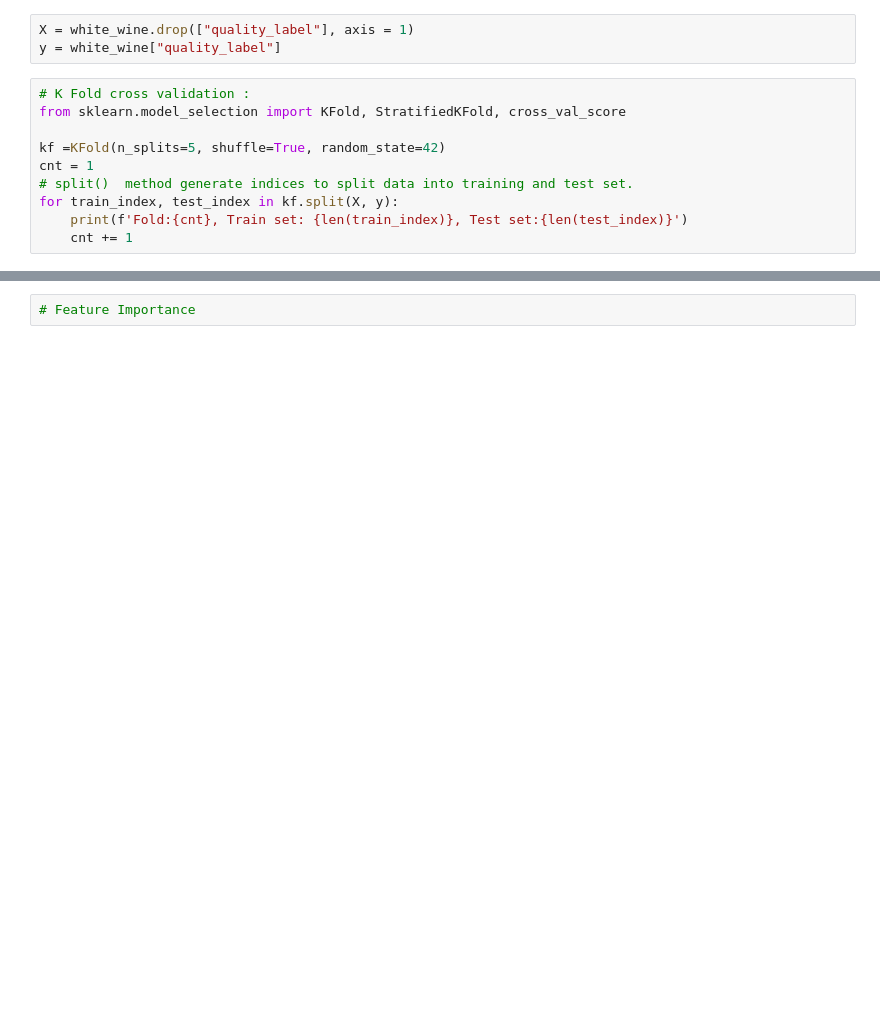
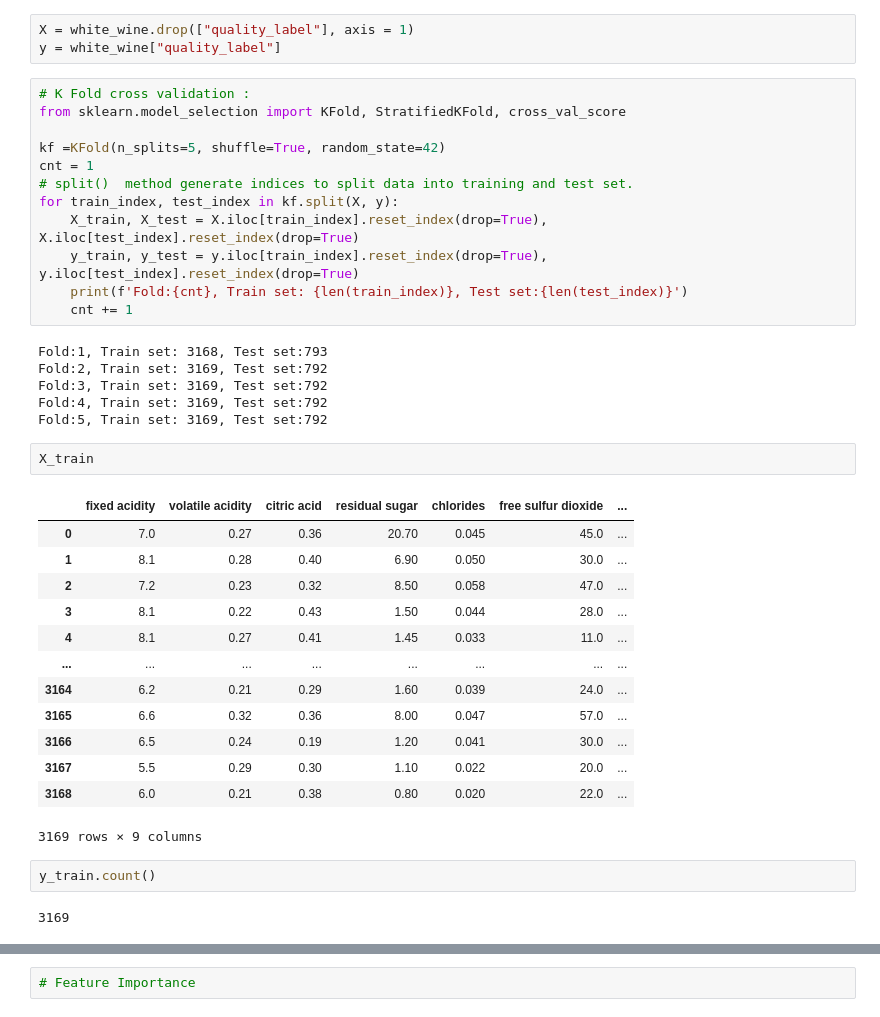
Before and after one commit to roop-kaur/BBVines, a Jupyter notebook: white_wine_ML.ipynb, the cells around one changed output, grey strips where cells are left out. Drawn from its saved outputs; the diff is of its cells as text; blank space fills up the shorter version.

Commit message:
Refactoring in K Fold, drop indexing

```diff
--- a/white_wine_ML.ipynb
+++ b/white_wine_ML.ipynb
@@ -55,5 +131,33 @@ kf =KFold(n_splits=5, shuffle=True, random_state=42)
 cnt = 1
 # split()  method generate indices to split data into training and test set.
 for train_index, test_index in kf.split(X, y):
+    X_train, X_test = X.iloc[train_index].reset_index(drop=True), X.iloc[test_index].reset_index(drop=True)
+    y_train, y_test = y.iloc[train_index].reset_index(drop=True), y.iloc[test_index].reset_index(drop=True)
     print(f'Fold:{cnt}, Train set: {len(train_index)}, Test set:{len(test_index)}')
     cnt += 1
+# %% [output]
+Fold:1, Train set: 3168, Test set:793
+Fold:2, Train set: 3169, Test set:792
+Fold:3, Train set: 3169, Test set:792
+Fold:4, Train set: 3169, Test set:792
+Fold:5, Train set: 3169, Test set:792
+# %%
+X_train
+# %% [output]
+|  | fixed acidity | volatile acidity | citric acid | residual sugar | chlorides | free sulfur dioxide | ... |
+| 0 | 7.0 | 0.27 | 0.36 | 20.70 | 0.045 | 45.0 | ... |
+| 1 | 8.1 | 0.28 | 0.40 | 6.90 | 0.050 | 30.0 | ... |
+| 2 | 7.2 | 0.23 | 0.32 | 8.50 | 0.058 | 47.0 | ... |
+| 3 | 8.1 | 0.22 | 0.43 | 1.50 | 0.044 | 28.0 | ... |
+| 4 | 8.1 | 0.27 | 0.41 | 1.45 | 0.033 | 11.0 | ... |
+| ... | ... | ... | ... | ... | ... | ... | ... |
+| 3164 | 6.2 | 0.21 | 0.29 | 1.60 | 0.039 | 24.0 | ... |
+| 3165 | 6.6 | 0.32 | 0.36 | 8.00 | 0.047 | 57.0 | ... |
+| 3166 | 6.5 | 0.24 | 0.19 | 1.20 | 0.041 | 30.0 | ... |
+| 3167 | 5.5 | 0.29 | 0.30 | 1.10 | 0.022 | 20.0 | ... |
+| 3168 | 6.0 | 0.21 | 0.38 | 0.80 | 0.020 | 22.0 | ... |
+3169 rows × 9 columns
+# %%
+y_train.count()
+# %% [output]
+3169
```
Also changed, not shown: parts of 16 cells of this notebook, 1 other file.
